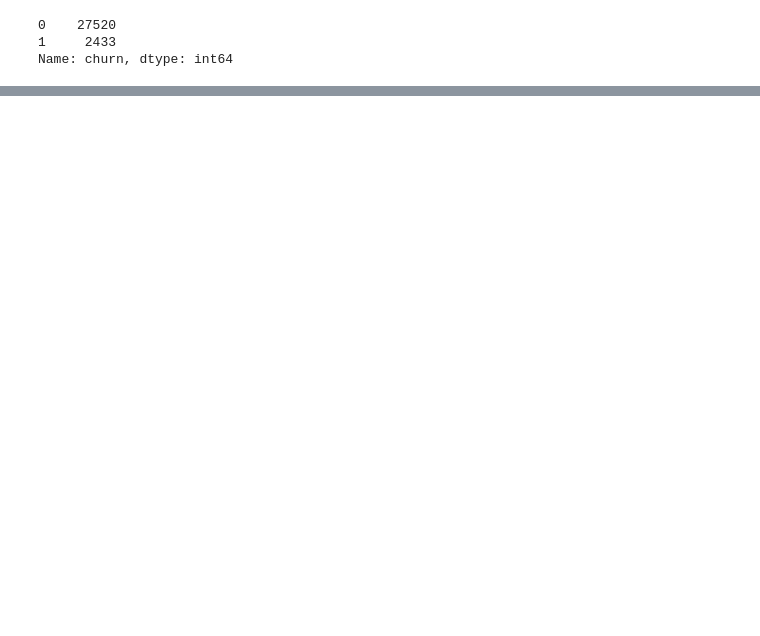
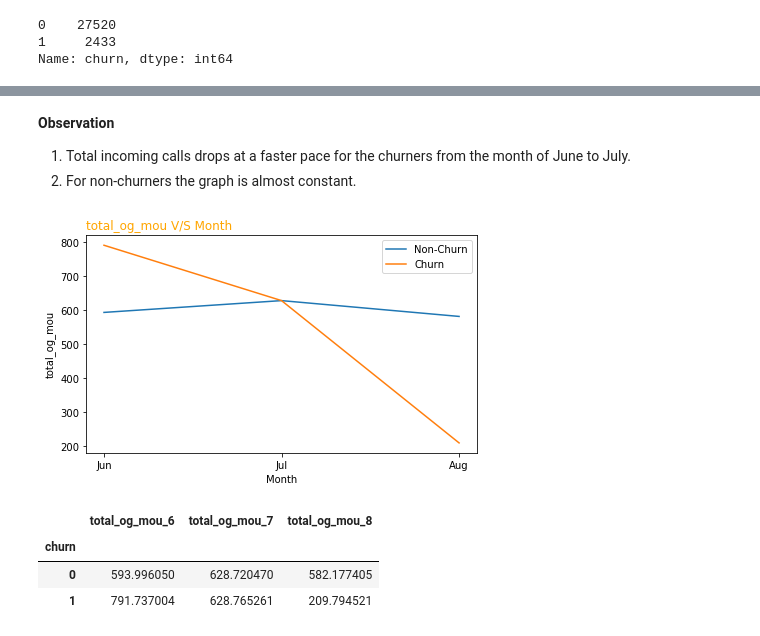
Before and after one commit to kartik173/Telecom_Churn_Predictions, a Jupyter notebook: Telecom_Churn_Assignment_Surabhi.ipynb, the cells around one changed output, grey strips where cells are left out. Saved outputs shown, nothing was run; the diff lists cells and outputs as text; code cells hidden in the pictures; blank space fills up the shorter version.

```diff
--- a/Telecom_Churn_Assignment_Surabhi.ipynb
+++ b/Telecom_Churn_Assignment_Surabhi.ipynb
@@ -295,0 +310,21 @@ Name: churn, dtype: int64
+# %%
+def plot_vs_Churn(dataset,col):
+    # per month churn vs Non-Churn
+    fig, ax = plt.subplots(figsize=(7,4))
+
+    colList=list(data.filter(regex=(col)).columns)
+    colList = colList[:3]
+    plt.plot(high_value_cust.groupby('churn')[colList].mean().T)
+    ax.set_xticklabels(['Jun','Jul','Aug'])
+
+    ## Add legend
+    plt.legend(['Non-Churn', 'Churn'])
+
+    # Add titles
+    plt.title( str(col) +" V/S Month", loc='left', fontsize=12, fontweight=0, color='orange')
+    plt.xlabel("Month")
+    plt.ylabel(col)
+    plt.show()
+
+    # Numeric stats for per month churn vs Non-Churn
+    return high_value_cust.groupby('churn')[colList].mean()
@@ -295,0 +339,12 @@ Name: churn, dtype: int64
+# %% [markdown]
+__Observation__
+1. Total incoming calls drops at a faster pace for the churners from the month of June to July.
+2. For non-churners the graph is almost constant.
+# %%
+plot_vs_Churn(high_value_cust,'total_og_mou')
+# %% [output]
+[figure, added]
+|  | total_og_mou_6 | total_og_mou_7 | total_og_mou_8 |
+| churn |  |  |  |
+| 0 | 593.996050 | 628.720470 | 582.177405 |
+| 1 | 791.737004 | 628.765261 | 209.794521 |
```
Also changed, not shown: parts of 144 cells of this notebook.
